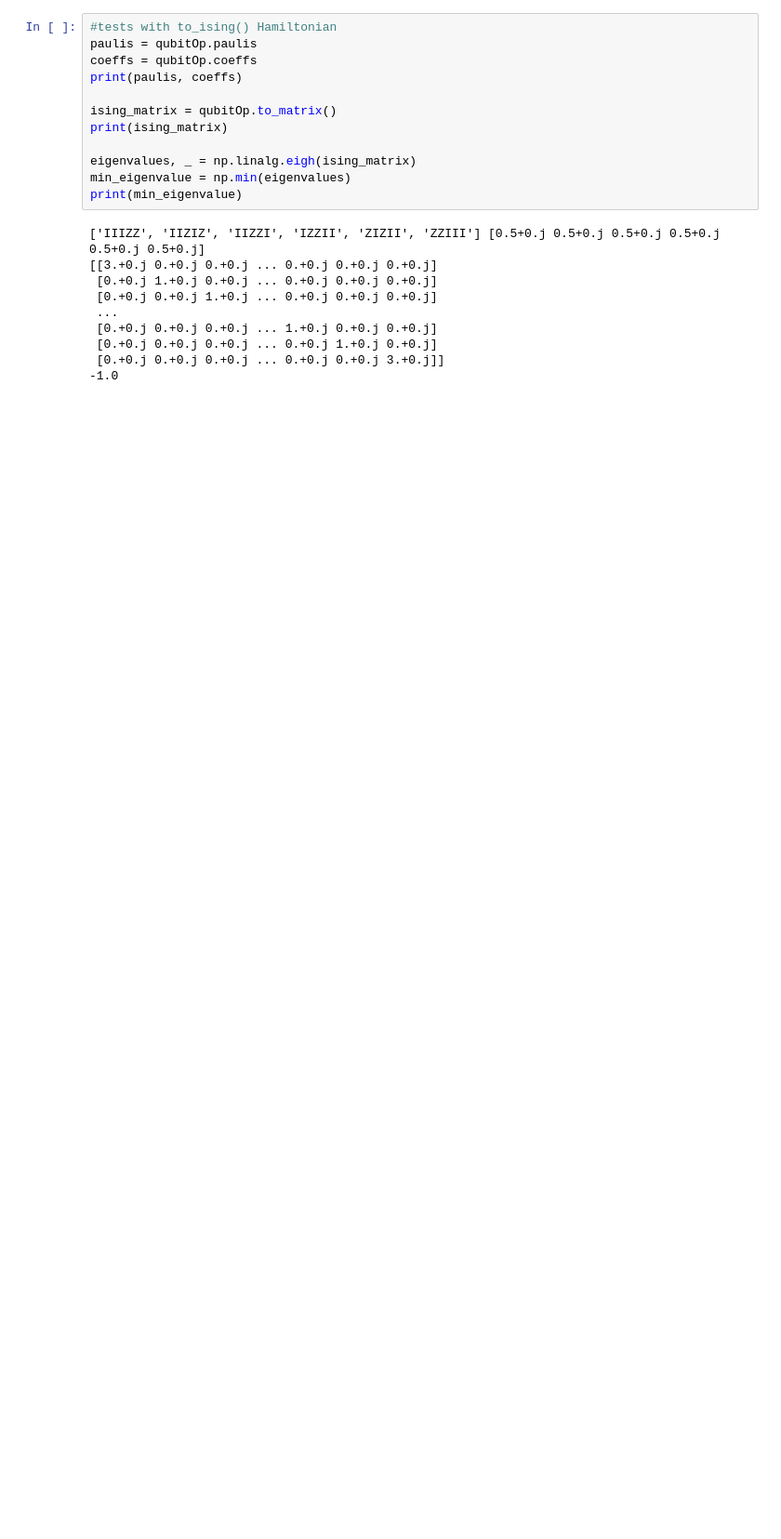
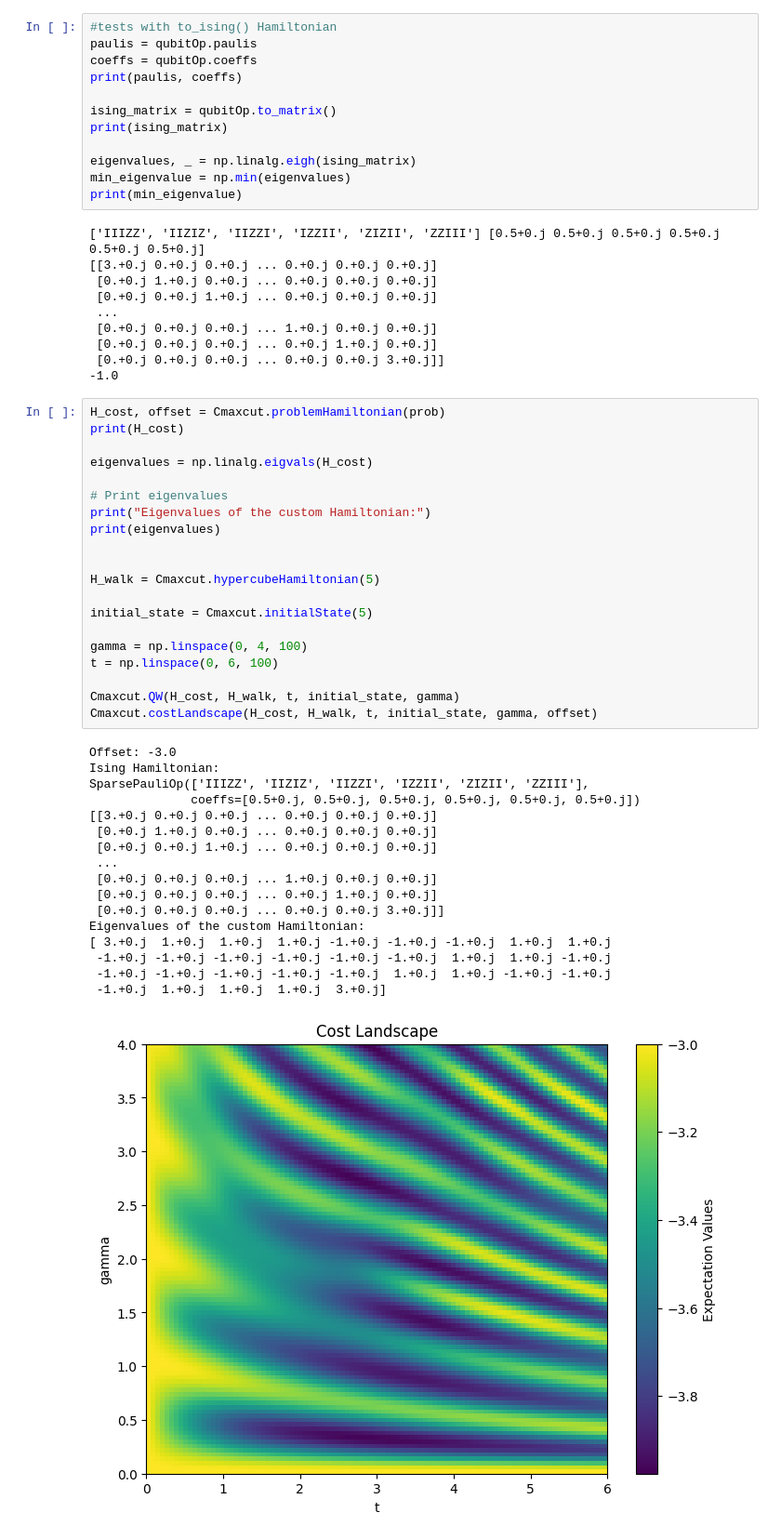
Before and after one commit to ylvasc/QRW, a Jupyter notebook: tests.ipynb, the cells around one changed output. Shown at 93% size. Saved outputs shown, nothing was run; the diff lists cells and outputs as text; blank space fills up the shorter version.

```diff
--- a/tests.ipynb
+++ b/tests.ipynb
@@ -70,4 +70,42 @@ print(min_eigenvalue)
  [0.+0.j 0.+0.j 0.+0.j ... 0.+0.j 1.+0.j 0.+0.j]
  [0.+0.j 0.+0.j 0.+0.j ... 0.+0.j 0.+0.j 3.+0.j]]
 -1.0
+# %%
+H_cost, offset = Cmaxcut.problemHamiltonian(prob)
+print(H_cost)
+
+eigenvalues = np.linalg.eigvals(H_cost)
+
+# Print eigenvalues
+print("Eigenvalues of the custom Hamiltonian:")
+print(eigenvalues)
+
+
+H_walk = Cmaxcut.hypercubeHamiltonian(5)
+
+initial_state = Cmaxcut.initialState(5)
+
+gamma = np.linspace(0, 4, 100)
+t = np.linspace(0, 6, 100)
+
+Cmaxcut.QW(H_cost, H_walk, t, initial_state, gamma)
+Cmaxcut.costLandscape(H_cost, H_walk, t, initial_state, gamma, offset)
+# %% [output]
+Offset: -3.0
+Ising Hamiltonian:
+SparsePauliOp(['IIIZZ', 'IIZIZ', 'IIZZI', 'IZZII', 'ZIZII', 'ZZIII'],
+              coeffs=[0.5+0.j, 0.5+0.j, 0.5+0.j, 0.5+0.j, 0.5+0.j, 0.5+0.j])
+[[3.+0.j 0.+0.j 0.+0.j ... 0.+0.j 0.+0.j 0.+0.j]
+ [0.+0.j 1.+0.j 0.+0.j ... 0.+0.j 0.+0.j 0.+0.j]
+ [0.+0.j 0.+0.j 1.+0.j ... 0.+0.j 0.+0.j 0.+0.j]
+ ...
+ [0.+0.j 0.+0.j 0.+0.j ... 1.+0.j 0.+0.j 0.+0.j]
+ [0.+0.j 0.+0.j 0.+0.j ... 0.+0.j 1.+0.j 0.+0.j]
+ [0.+0.j 0.+0.j 0.+0.j ... 0.+0.j 0.+0.j 3.+0.j]]
+Eigenvalues of the custom Hamiltonian:
+[ 3.+0.j  1.+0.j  1.+0.j  1.+0.j -1.+0.j -1.+0.j -1.+0.j  1.+0.j  1.+0.j
+ -1.+0.j -1.+0.j -1.+0.j -1.+0.j -1.+0.j -1.+0.j  1.+0.j  1.+0.j -1.+0.j
+ -1.+0.j -1.+0.j -1.+0.j -1.+0.j -1.+0.j  1.+0.j  1.+0.j -1.+0.j -1.+0.j
+ -1.+0.j  1.+0.j  1.+0.j  1.+0.j  3.+0.j]
+[figure, added]
 # %%
```
Also changed, not shown: parts of 7 cells of this notebook, 3 other files.
